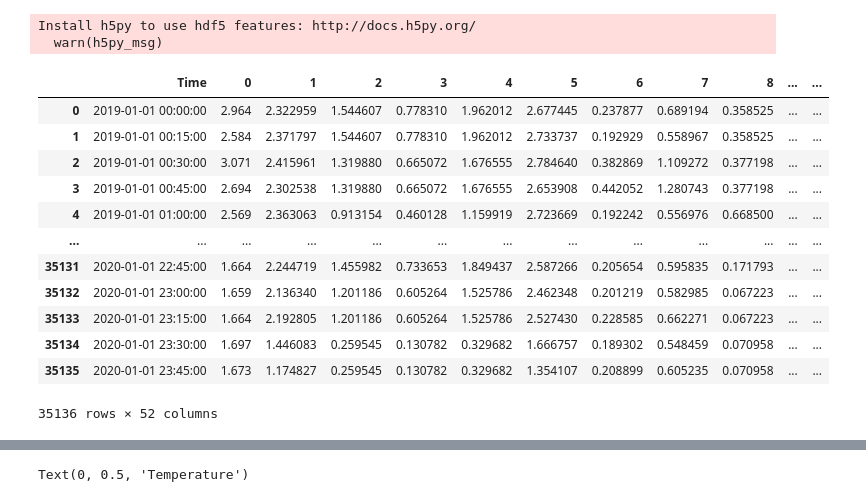
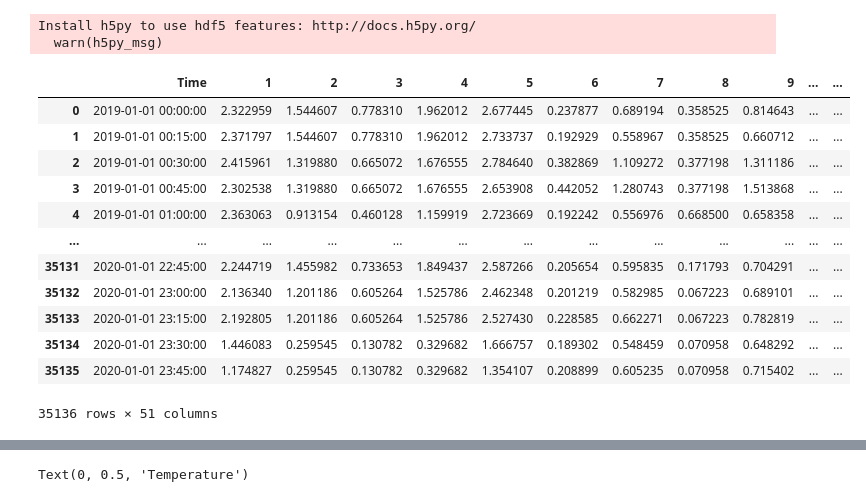
Before and after one commit to franciscomonteiro85/rec-energy-prediction-algorithm, a Jupyter notebook: Clustering.ipynb, the cells around one changed output, grey strips where cells are left out. Cells and saved outputs as stored; diff of their text form; code cells hidden in the pictures.

```diff
--- a/Clustering.ipynb
+++ b/Clustering.ipynb
@@ -14,19 +14,20 @@ Install h5py to use hdf5 features: http://docs.h5py.org/
 # %%
 df = pd.read_csv("../datasets/Dataset.csv", decimal=",")
 df_index = pd.DataFrame(pd.date_range('2019-01-01', periods=35136, freq='15T'))
 df = pd.concat([pd.DataFrame(df_index).rename(columns={0: "Time"}),df],axis=1)
+df = df.drop(["0"], axis=1)
 df
 # %% [output]
-|  | Time | 0 | 1 | 2 | 3 | 4 | 5 | 6 | 7 | 8 | ... | ... |
-| 0 | 2019-01-01 00:00:00 | 2.964 | 2.322959 | 1.544607 | 0.778310 | 1.962012 | 2.677445 | 0.237877 | 0.689194 | 0.358525 | ... | ... |
-| 1 | 2019-01-01 00:15:00 | 2.584 | 2.371797 | 1.544607 | 0.778310 | 1.962012 | 2.733737 | 0.192929 | 0.558967 | 0.358525 | ... | ... |
-| 2 | 2019-01-01 00:30:00 | 3.071 | 2.415961 | 1.319880 | 0.665072 | 1.676555 | 2.784640 | 0.382869 | 1.109272 | 0.377198 | ... | ... |
-| 3 | 2019-01-01 00:45:00 | 2.694 | 2.302538 | 1.319880 | 0.665072 | 1.676555 | 2.653908 | 0.442052 | 1.280743 | 0.377198 | ... | ... |
-| 4 | 2019-01-01 01:00:00 | 2.569 | 2.363063 | 0.913154 | 0.460128 | 1.159919 | 2.723669 | 0.192242 | 0.556976 | 0.668500 | ... | ... |
+|  | Time | 1 | 2 | 3 | 4 | 5 | 6 | 7 | 8 | 9 | ... | ... |
+| 0 | 2019-01-01 00:00:00 | 2.322959 | 1.544607 | 0.778310 | 1.962012 | 2.677445 | 0.237877 | 0.689194 | 0.358525 | 0.814643 | ... | ... |
+| 1 | 2019-01-01 00:15:00 | 2.371797 | 1.544607 | 0.778310 | 1.962012 | 2.733737 | 0.192929 | 0.558967 | 0.358525 | 0.660712 | ... | ... |
+| 2 | 2019-01-01 00:30:00 | 2.415961 | 1.319880 | 0.665072 | 1.676555 | 2.784640 | 0.382869 | 1.109272 | 0.377198 | 1.311186 | ... | ... |
+| 3 | 2019-01-01 00:45:00 | 2.302538 | 1.319880 | 0.665072 | 1.676555 | 2.653908 | 0.442052 | 1.280743 | 0.377198 | 1.513868 | ... | ... |
+| 4 | 2019-01-01 01:00:00 | 2.363063 | 0.913154 | 0.460128 | 1.159919 | 2.723669 | 0.192242 | 0.556976 | 0.668500 | 0.658358 | ... | ... |
 | ... | ... | ... | ... | ... | ... | ... | ... | ... | ... | ... | ... | ... |
-| 35131 | 2020-01-01 22:45:00 | 1.664 | 2.244719 | 1.455982 | 0.733653 | 1.849437 | 2.587266 | 0.205654 | 0.595835 | 0.171793 | ... | ... |
-| 35132 | 2020-01-01 23:00:00 | 1.659 | 2.136340 | 1.201186 | 0.605264 | 1.525786 | 2.462348 | 0.201219 | 0.582985 | 0.067223 | ... | ... |
-| 35133 | 2020-01-01 23:15:00 | 1.664 | 2.192805 | 1.201186 | 0.605264 | 1.525786 | 2.527430 | 0.228585 | 0.662271 | 0.067223 | ... | ... |
-| 35134 | 2020-01-01 23:30:00 | 1.697 | 1.446083 | 0.259545 | 0.130782 | 0.329682 | 1.666757 | 0.189302 | 0.548459 | 0.070958 | ... | ... |
-| 35135 | 2020-01-01 23:45:00 | 1.673 | 1.174827 | 0.259545 | 0.130782 | 0.329682 | 1.354107 | 0.208899 | 0.605235 | 0.070958 | ... | ... |
+| 35131 | 2020-01-01 22:45:00 | 2.244719 | 1.455982 | 0.733653 | 1.849437 | 2.587266 | 0.205654 | 0.595835 | 0.171793 | 0.704291 | ... | ... |
+| 35132 | 2020-01-01 23:00:00 | 2.136340 | 1.201186 | 0.605264 | 1.525786 | 2.462348 | 0.201219 | 0.582985 | 0.067223 | 0.689101 | ... | ... |
+| 35133 | 2020-01-01 23:15:00 | 2.192805 | 1.201186 | 0.605264 | 1.525786 | 2.527430 | 0.228585 | 0.662271 | 0.067223 | 0.782819 | ... | ... |
+| 35134 | 2020-01-01 23:30:00 | 1.446083 | 0.259545 | 0.130782 | 0.329682 | 1.666757 | 0.189302 | 0.548459 | 0.070958 | 0.648292 | ... | ... |
+| 35135 | 2020-01-01 23:45:00 | 1.174827 | 0.259545 | 0.130782 | 0.329682 | 1.354107 | 0.208899 | 0.605235 | 0.070958 | 0.715402 | ... | ... |
-35136 rows × 52 columns
+35136 rows × 51 columns
```
Also changed, not shown: parts of 17 cells of this notebook, 3 other files.
